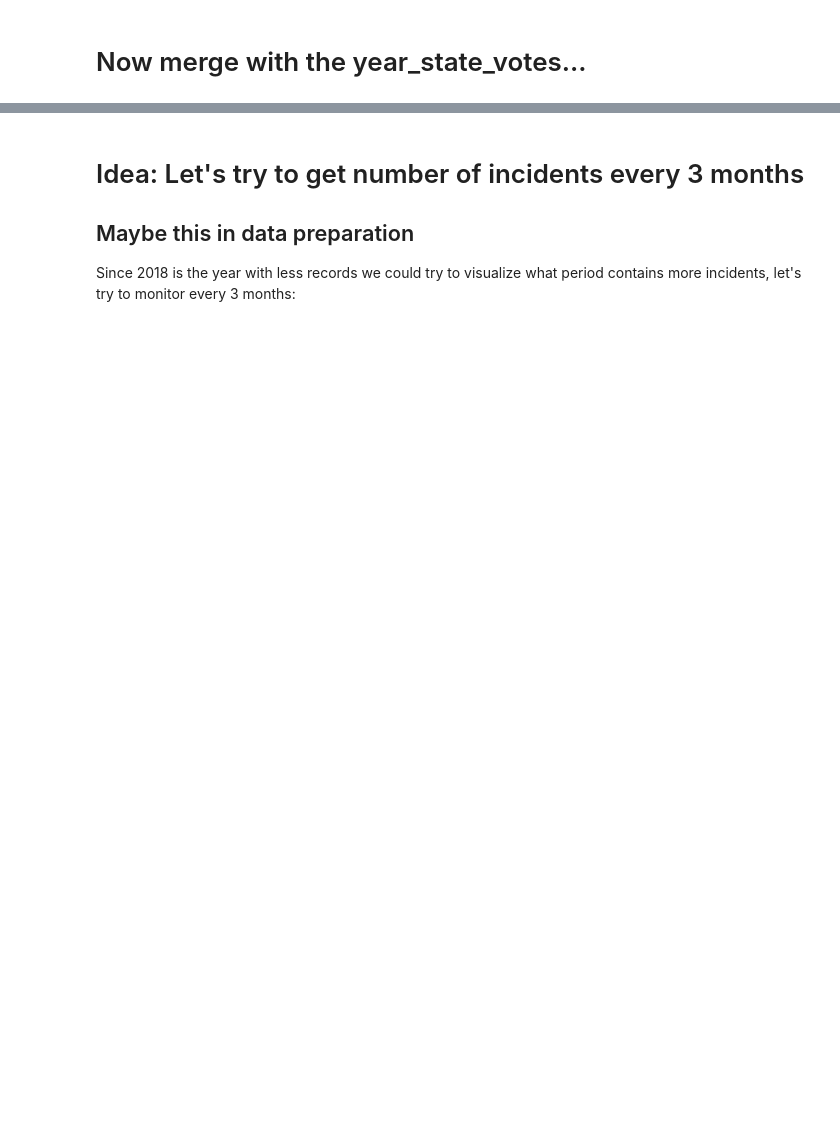
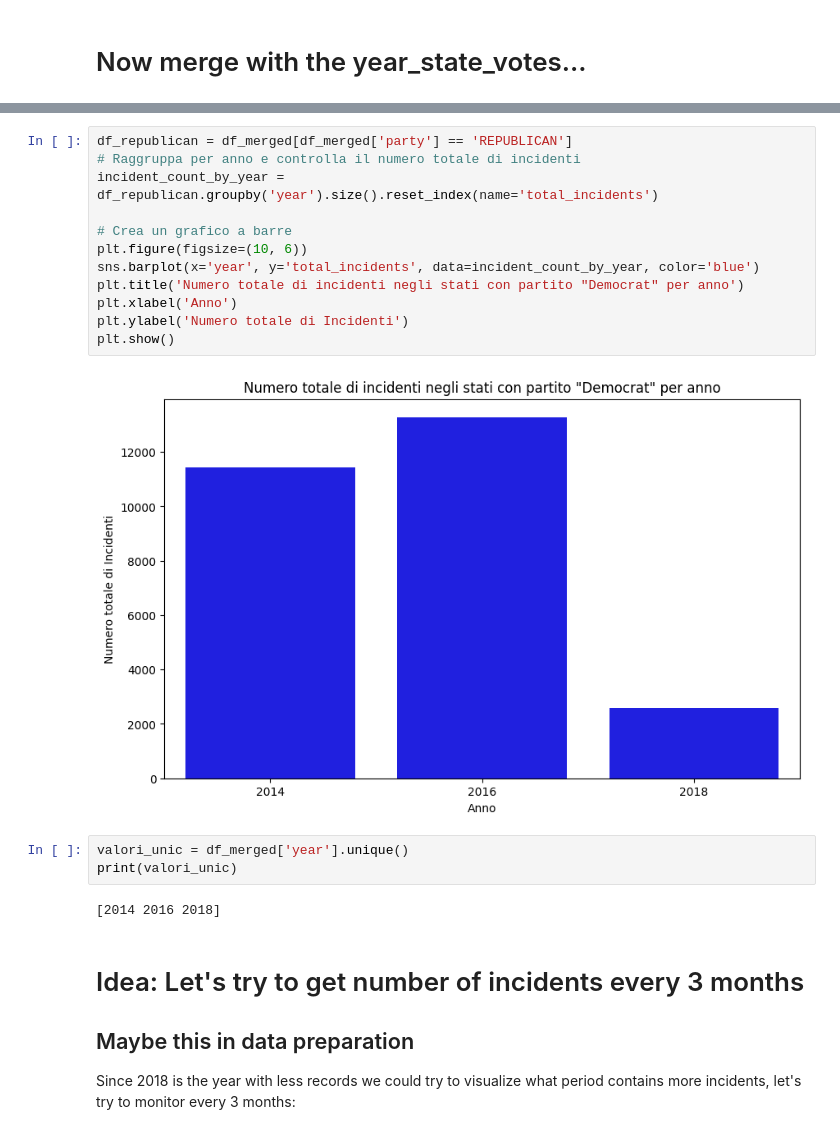
Before and after one commit to TheDarkPyotr/DataMining2023, a Jupyter notebook: source/Task1_Data_Preparation.ipynb, the cells around one changed output, grey strips where cells are left out. Drawn from its saved outputs; the diff is of its cells as text; blank space fills up the shorter version.

```diff
--- a/source/Task1_Data_Preparation.ipynb
+++ b/source/Task1_Data_Preparation.ipynb
@@ -99,3 +176,22 @@ memory usage: 13.3+ MB
+# %%
+df_republican = df_merged[df_merged['party'] == 'REPUBLICAN']
+# Raggruppa per anno e controlla il numero totale di incidenti
+incident_count_by_year = df_republican.groupby('year').size().reset_index(name='total_incidents')
+
+# Crea un grafico a barre
+plt.figure(figsize=(10, 6))
+sns.barplot(x='year', y='total_incidents', data=incident_count_by_year, color='blue')
+plt.title('Numero totale di incidenti negli stati con partito "Democrat" per anno')
+plt.xlabel('Anno')
+plt.ylabel('Numero totale di Incidenti')
+plt.show()
+# %% [output]
+[figure, added]
+# %%
+valori_unic = df_merged['year'].unique()
+print(valori_unic)
+# %% [output]
+[2014 2016 2018]
 # %% [markdown]
 
 # Idea: Let's try to get number of incidents every 3 months
```
Also changed, not shown: parts of 10 cells of this notebook.
